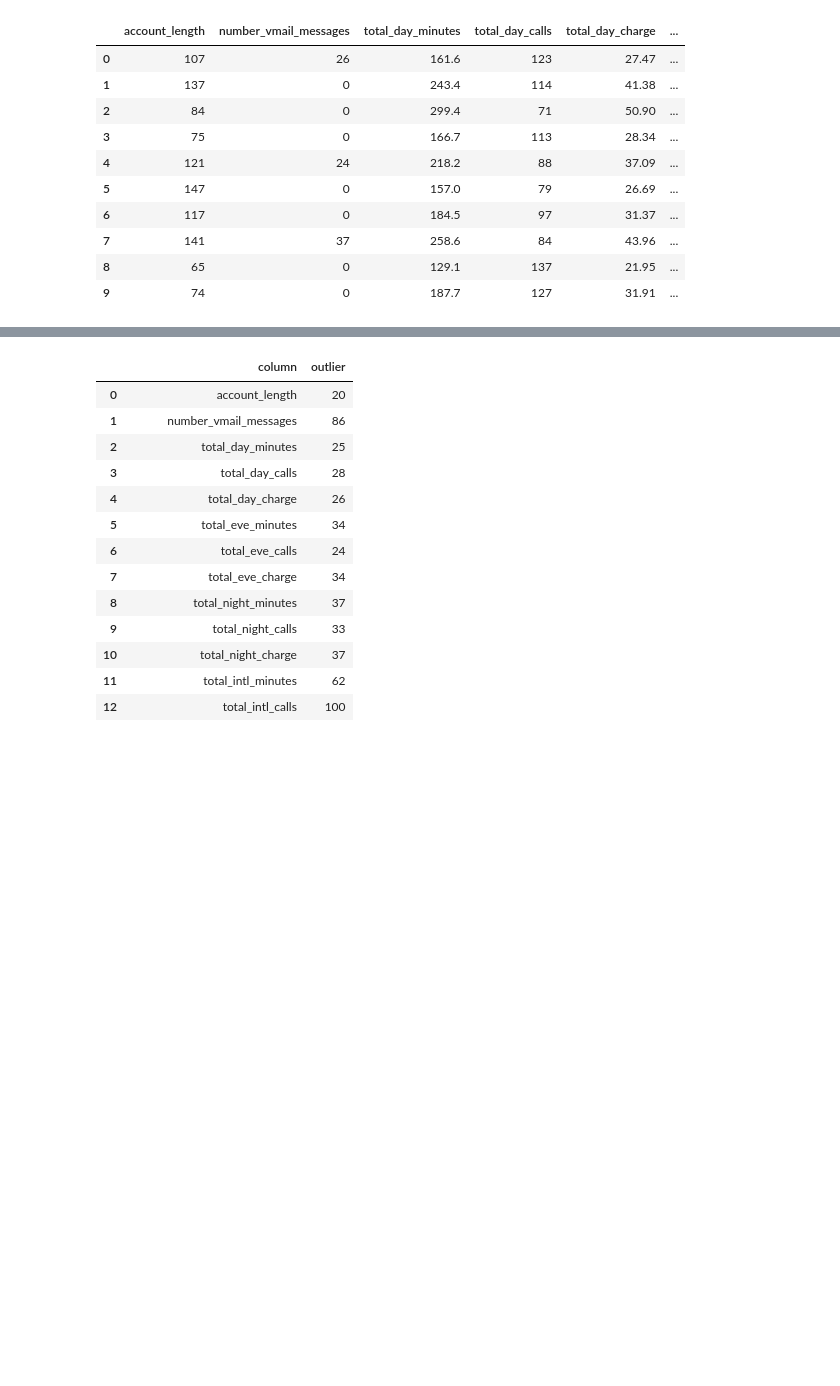
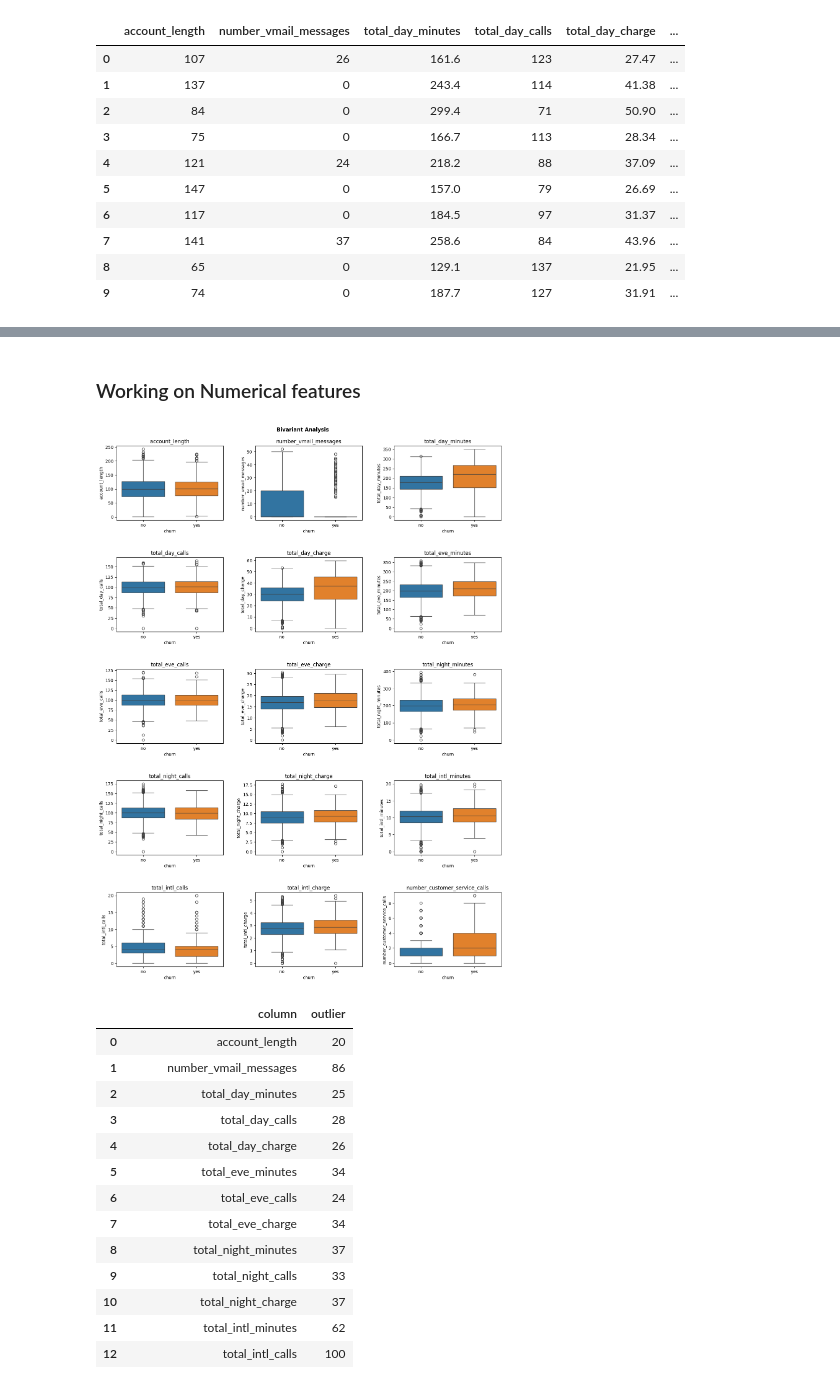
Before and after one commit to Gifted-Dev/customerChurn_prediction, a Jupyter notebook: notebooks/EDA.ipynb, the cells around one changed output, grey strips where cells are left out. Cells and saved outputs as stored; diff of their text form; code cells hidden in the pictures; blank space fills up the shorter version.

```diff
--- a/notebooks/EDA.ipynb
+++ b/notebooks/EDA.ipynb
@@ -209,3 +246,17 @@ KeyboardInterrupt:
+# %% [markdown]
+### Working on Numerical features
+# %%
+fig = plt.figure(figsize=[16, 20])
+fig.suptitle('Bivariant Analysis', fontweight='bold')
+fig.subplots_adjust(top=0.95)
+fig.subplots_adjust(hspace=0.5, wspace=0.3)
+
+for i, col in enumerate(df_num.columns):
+    a = fig.add_subplot(len(num_cols) // 3, 3, i + 1)
+    a = sns.boxplot(x='churn', y=col, ax=a, hue='churn', data=df)
+    a.set_title(col)
+# %% [output]
+[figure, added]
 # %%
 # creating a function to count outliers
 
```
Also changed, not shown: parts of 17 cells of this notebook.
